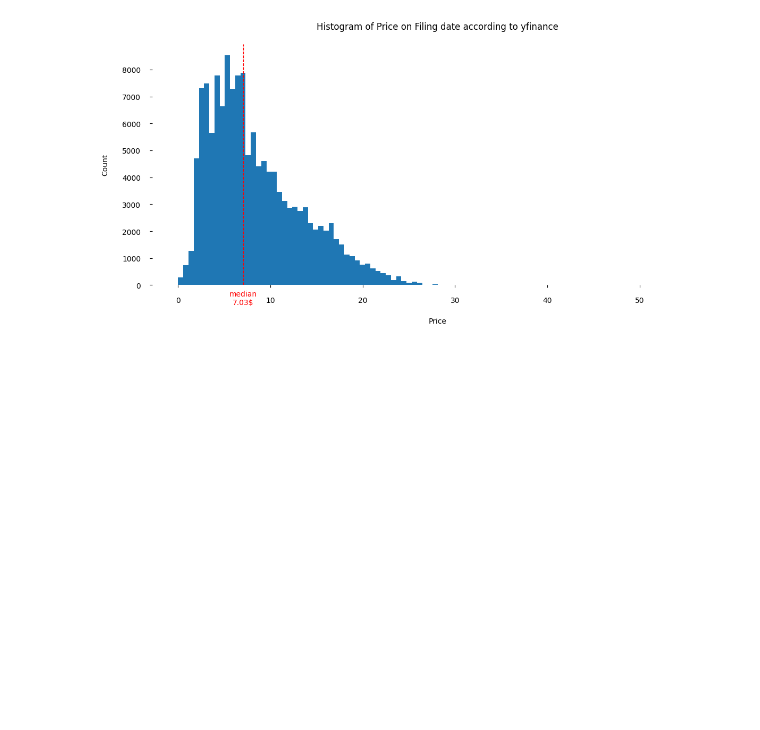
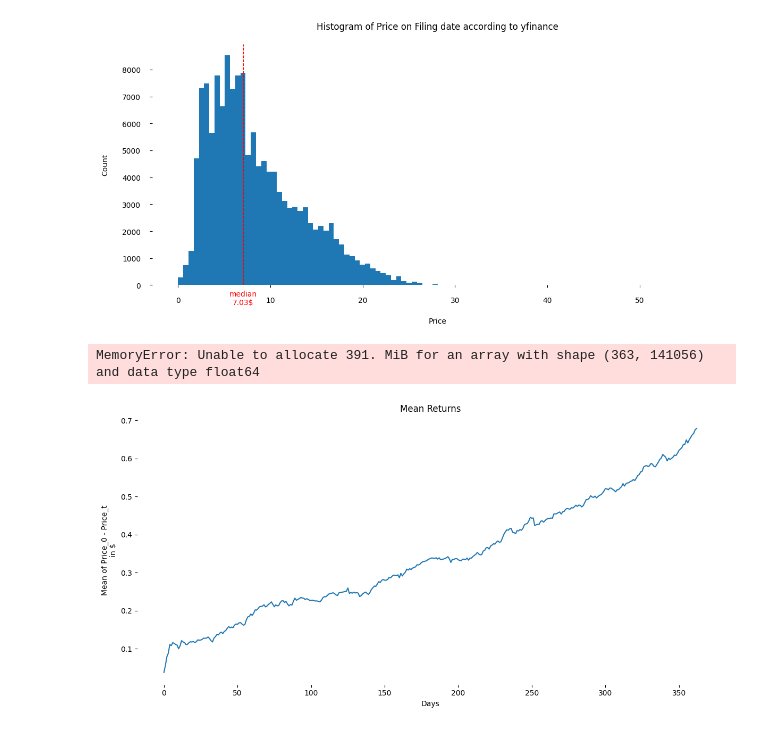
Before and after one commit to pluschka/Algorithmic-Trading-SEC-data-analysis, a Jupyter notebook: Daten laden.ipynb, the cells around one changed output. Drawn from its saved outputs; the diff is of its cells as text; code cells hidden in the pictures; blank space fills up the shorter version.

Commit message:
change in owned and returns

```diff
--- a/Daten laden.ipynb
+++ b/Daten laden.ipynb
@@ -82,3 +23,52 @@ plt.tight_layout()
 plt.show()
 # %% [output]
 [figure]
+# %%
+# pure return without amount of shares
+import matplotlib.pyplot as plt
+x_0 = all_df_of_close_data['0'].to_numpy()[:, None]
+day_cols = [str(i) for i in range(1, 364)]
+Xt = all_df_of_close_data[day_cols].to_numpy()
+return_matrix = Xt - x_0
+return_df = pd.DataFrame(return_matrix)
+mean_return = return_df.mean()
+
+
+fig, ax = plt.subplots(1, 1, figsize=(12, 6))
+
+ax.plot(mean_return)
+ax.set_title('Mean Return of all fillings')
+ax.set_xlabel('Days')
+ax.set_ylabel('Price in $')
+
+for s in ax.spines.values():
+    s.set_visible(False)
+
+plt.tight_layout()
+plt.show()
+# %% [output]
+MemoryError: Unable to allocate 391. MiB for an array with shape (363, 141056) and data type float64
+# %%
+# actual return with amount of shares
+import matplotlib.pyplot as plt
+x_0 = all_df_of_close_data['0'].to_numpy()[:, None]
+day_cols = [str(i) for i in range(1, 364)]
+Xt = all_df_of_close_data[day_cols].to_numpy()
+return_matrix = Xt - x_0
+return_df = pd.DataFrame(return_matrix)
+mean_return = return_df.mean()
+
+fig, ax = plt.subplots(1, 1, figsize=(12, 6))
+
+ax.plot(mean_return)
+ax.set_title('Mean Returns for one share each filling')
+ax.set_xlabel('Days')
+ax.set_ylabel('Mean of Price_0 - Price_t\nin $')
+
+for s in ax.spines.values():
+    s.set_visible(False)
+
+plt.tight_layout()
+plt.show()
+# %% [output]
+[figure, added]
```
Also changed, not shown: parts of 5 cells of this notebook, 1 other file.
